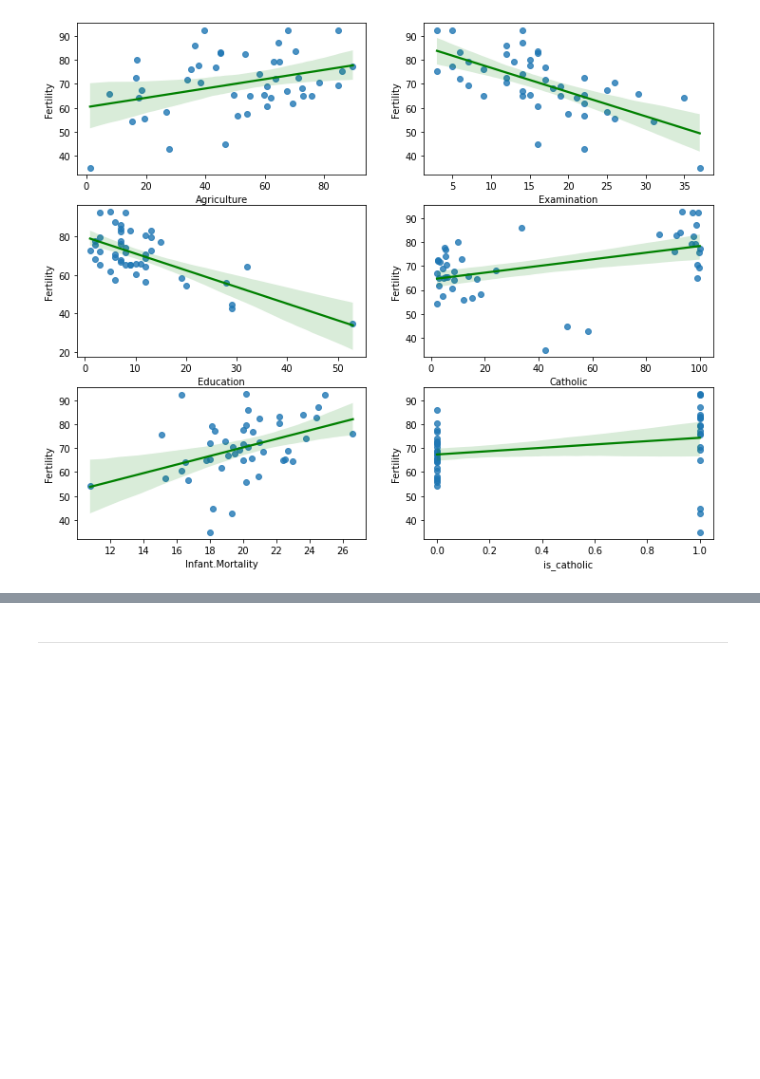
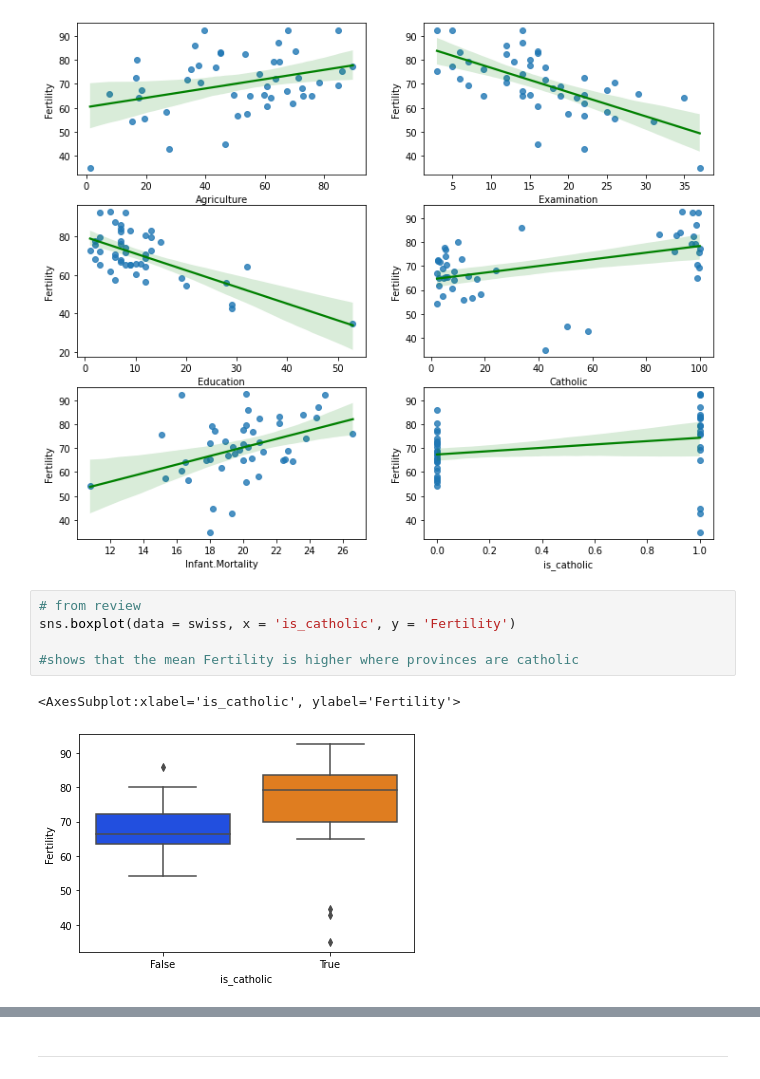
Before and after one commit to JulesMorris/numpy-pandas-visualization-exercises, a Jupyter notebook: seaborn_exercises.ipynb, the cells around one changed output, grey strips where cells are left out. Cells and saved outputs as stored; diff of their text form; blank space fills up the shorter version.

```diff
--- a/seaborn_exercises.ipynb
+++ b/seaborn_exercises.ipynb
@@ -425,5 +434,13 @@ sns.regplot(data = swiss, x = 'is_catholic', y = 'Fertility', line_kws = {'color
 # %% [output]
 <AxesSubplot:xlabel='is_catholic', ylabel='Fertility'>
 [figure]
+# %%
+# from review
+sns.boxplot(data = swiss, x = 'is_catholic', y = 'Fertility')
+
+#shows that the mean Fertility is higher where provinces are catholic
+# %% [output]
+<AxesSubplot:xlabel='is_catholic', ylabel='Fertility'>
+[figure, added]
 # %%
 # 3c) What measure correlates most strongly with fertility?
```
Also changed, not shown: parts of 16 cells of this notebook.
